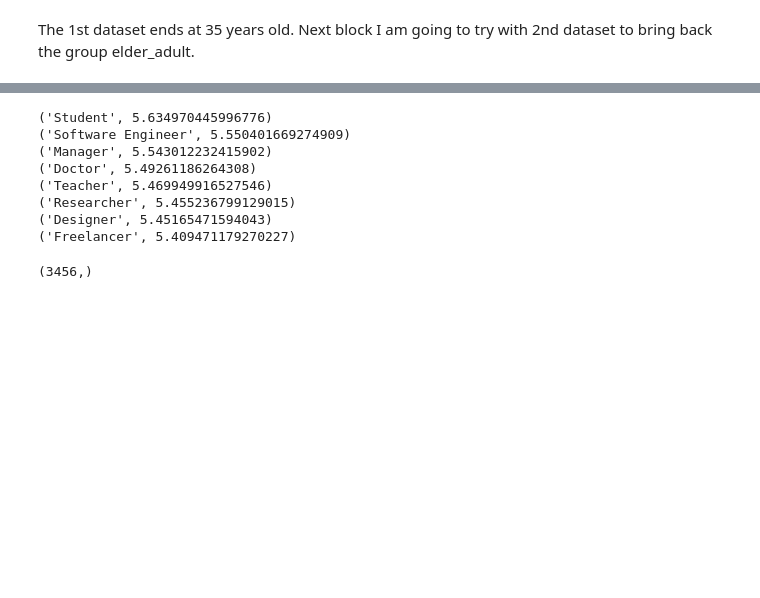
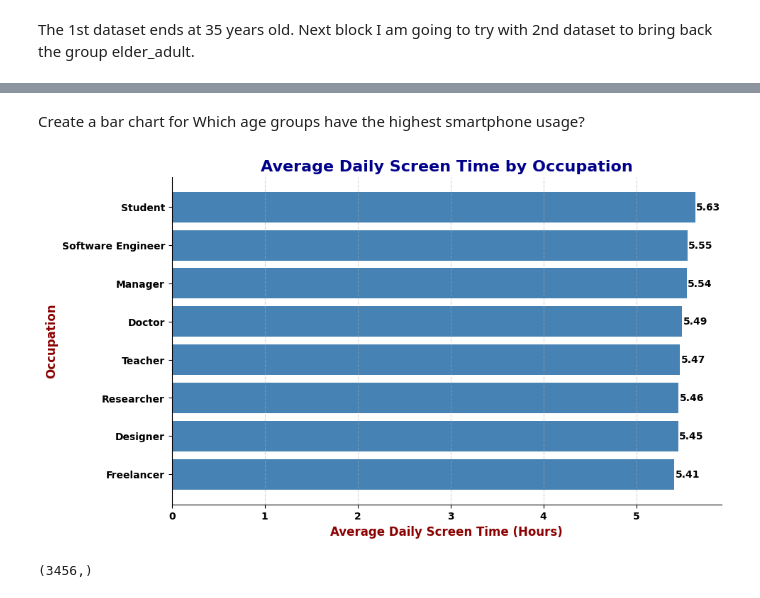
Before and after one commit to BugBananaLiver/Smartphone_Addiction_Analysis, a Jupyter notebook: Smartphone_Database_SQL.ipynb, the cells around one changed output, grey strips where cells are left out. Saved outputs shown, nothing was run; the diff lists cells and outputs as text; code cells hidden in the pictures; blank space fills up the shorter version.

```diff
--- a/Smartphone_Database_SQL.ipynb
+++ b/Smartphone_Database_SQL.ipynb
@@ -1097,0 +1111,2 @@ with sqlite3.connect('Smartphone.db') as connection:
+# %% [markdown]
+Create a bar chart for Which age groups have the highest smartphone usage?
@@ -1098,29 +1126,75 @@ with sqlite3.connect('Smartphone.db') as connection:
 # %%
 #Which occupations have the highest average daily screen time?
 
 with sqlite3.connect('Smartphone.db') as connection:
     cursor = connection.cursor()
 
     cursor.execute("""
         SELECT u.occupation, AVG(h.daily_screen_time_hours) AS average_screen_time
         FROM users_d2 u JOIN hours_d2 h ON u.user_id = h.user_id
         GROUP BY u.occupation
         ORDER BY average_screen_time DESC;
                 """)
 
     rows = cursor.fetchall()
 
-    for row in rows:
-        print(row)
+occupation = [row[0] for row in rows]
+average_screen_time = [row[1] for row in rows]
+
+plt.figure(figsize=(10,6))
+
+plt.barh(occupation, average_screen_time,color='steelblue')
+
+plt.title(
+    "Average Daily Screen Time by Occupation",
+    fontsize=16,
+    fontweight='bold',
+    color='darkblue'
+)
+
+plt.xlabel(
+    "Average Daily Screen Time (Hours)",
+    fontsize=12,
+    fontweight='bold',
+    color='darkred'
+)
+
+plt.ylabel(
+    "Occupation",
+    fontsize=12,
+    fontweight='bold',
+    color='darkred'
+)
+
+plt.xticks(
+    fontsize=10,
+    fontweight='bold')
+plt.yticks(
+    fontsize=10,
+    fontweight='bold'
+)
+
+plt.gca().invert_yaxis()
+#puts highest value at the top
+
+for i, value in enumerate(average_screen_time):
+    plt.text(value + 0.01, i, f"{value:.2f}",
+             va='center',
+             fontweight='bold')
+#adds value to end of bars
+
+plt.grid(axis='x', linestyle='--', alpha=0.5)
+#light grid
+
+ax = plt.gca()
+
+ax.spines['top'].set_visible(False)
+ax.spines['right'].set_visible(False)
+plt.show()
+    # for row in rows:
+    #     print(row)
 # %% [output]
-('Student', 5.634970445996776)
-('Software Engineer', 5.550401669274909)
-('Manager', 5.543012232415902)
-('Doctor', 5.49261186264308)
-('Teacher', 5.469949916527546)
-('Researcher', 5.455236799129015)
-('Designer', 5.45165471594043)
-('Freelancer', 5.409471179270227)
+[figure, added]
 # %%
 #How many users spend more than the average daily screen time?
 
```
Also changed, not shown: parts of 4 cells of this notebook, 1 other file.
